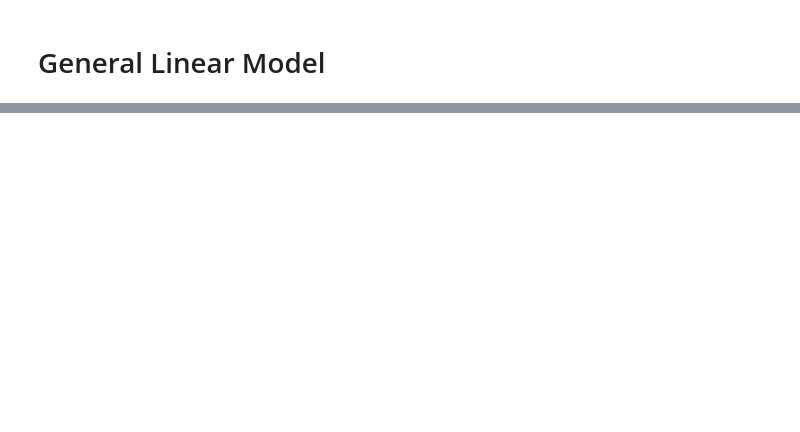
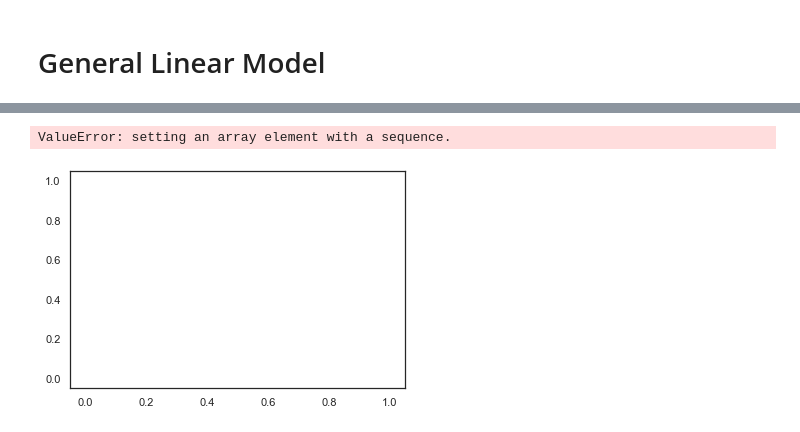
Before and after one commit to jorgeerrz/mistaken_mice, a Jupyter notebook: mistaken_mice.ipynb, the cells around one changed output, grey strips where cells are left out. Saved outputs shown, nothing was run; the diff lists cells and outputs as text; code cells hidden in the pictures; blank space fills up the shorter version.

```diff
--- a/mistaken_mice.ipynb
+++ b/mistaken_mice.ipynb
@@ -131,0 +162,7 @@ neurons_PCA(first_session_filtered,0.1,50,130)
+# %%
+ax = plt.subplot()
+ax.plot()
+ax.stem(logreg.coef_.squeeze(), use_line_collection=True)
+# %% [output]
+ValueError: setting an array element with a sequence.
+[figure, added]
```
Also changed, not shown: parts of 9 cells of this notebook, 3 other files.
